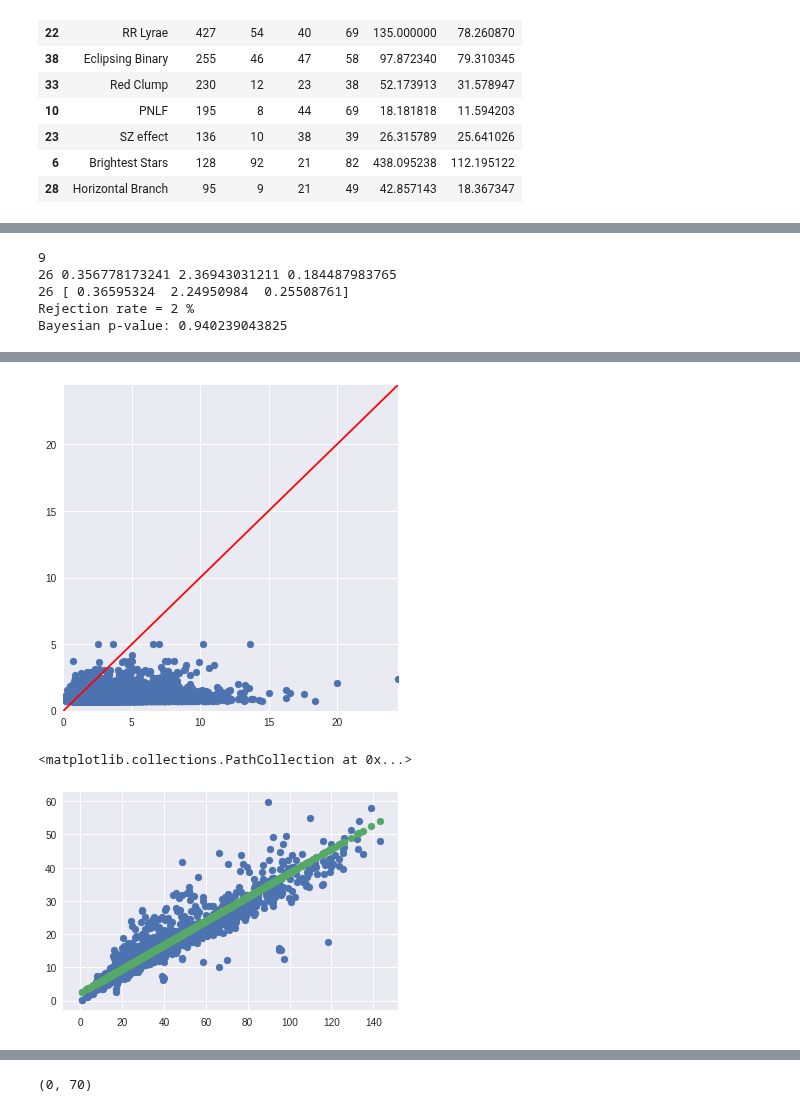
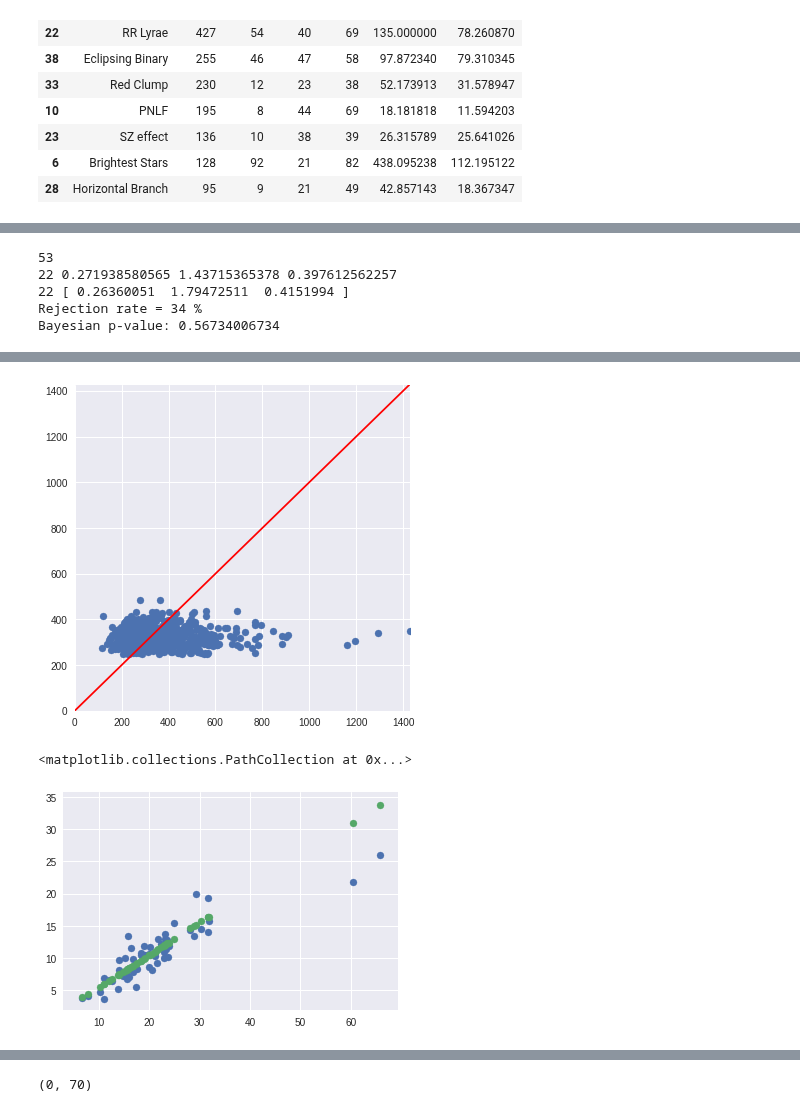
Before and after one commit to saint-germain/anisotropias, a Jupyter notebook: correctdiscrepancy.ipynb, the cells around one changed output, grey strips where cells are left out. Drawn from its saved outputs; the diff is of its cells as text; code cells hidden in the pictures.

```diff
--- a/correctdiscrepancy.ipynb
+++ b/correctdiscrepancy.ipynb
@@ -764,3 +342,26 @@ def discrep2(samples,x,y,yerr):
         plt.xlim(0,dmax)
         plt.ylim(0,dmax)
         print("Bayesian p-value:", (disco<discs).sum()*1./len(disco))
+# %%
+i=22
+filt=np.array(em)>i
+print(filt.sum())
+x=np.array(dboot)[filt]
+y=np.array(bootp50)[filt]
+nll = lambda *args: -lnlike3(*args)## AQUI
+result = op.minimize(nll, [1.]*3, args=(x, y)) ## AQUI
+m_ml, b_ml,f_ml = result["x"]## AQUI
+print(i,m_ml,b_ml,f_ml)## AQUI
+#    if b_ml > 0:
+ndim, nwalkers = len(result["x"]), 100
+pos = [result["x"] + 1e-4*np.random.randn(ndim) for i in range(nwalkers)]
+sampler = emcee.EnsembleSampler(nwalkers, ndim, lnprob3, args=(x, y,yerr)) ## AQUI
+# 2. Let the walkers walk 1000 steps (10000 will do the trick as well)
+sampler.run_mcmc(pos, 1000);
+# Here we remove the burn-in steps, which we estimate to be around 100.
+# This can be estimated by calculating the autocorrelation time (see below)
+samples = sampler.chain[:, 100:, :].reshape((-1, ndim))
+sth=samples.mean(axis=0)
+fig = corner.corner(samples, labels=["$m$", "$b$","$f$"],truths=sth, quantiles=[0.16, 0.5, 0.84], show_titles=True,title_fmt='.4f')
+print(i,sth)
+discrep3(samples,x,y)
@@ -767,35 +434,30 @@ def discrep2(samples,x,y,yerr):
 # %%
-i=26
+i=22
 filt=np.array(em)>i
 print(filt.sum())
 x=np.array(dboot)[filt]
 y=np.array(bootp50)[filt]
-yerr=np.array(bootsig)[filt]
-#    y=y**2
-#    yerr=yerr**2
-nll = lambda *args: -lnlike2(*args)## AQUI
-result = op.minimize(nll, [1.]*3, args=(x, y,yerr)) ## AQUI
+y=y**2
+nll = lambda *args: -lnlike3(*args)## AQUI
+result = op.minimize(nll, [1.]*3, args=(x, y)) ## AQUI
 m_ml, b_ml,f_ml = result["x"]## AQUI
 print(i,m_ml,b_ml,f_ml)## AQUI
 #    if b_ml > 0:
 ndim, nwalkers = len(result["x"]), 100
 pos = [result["x"] + 1e-4*np.random.randn(ndim) for i in range(nwalkers)]
-sampler = emcee.EnsembleSampler(nwalkers, ndim, lnprob2, args=(x, y,yerr)) ## AQUI
+sampler = emcee.EnsembleSampler(nwalkers, ndim, lnprob3, args=(x, y,yerr)) ## AQUI
 # 2. Let the walkers walk 1000 steps (10000 will do the trick as well)
 sampler.run_mcmc(pos, 1000);
 # Here we remove the burn-in steps, which we estimate to be around 100.
 # This can be estimated by calculating the autocorrelation time (see below)
 samples = sampler.chain[:, 100:, :].reshape((-1, ndim))
-bdist=np.hstack((bdist,samples[:,1]))
-mdist=np.hstack((mdist,samples[:,0]))
 sth=samples.mean(axis=0)
 fig = corner.corner(samples, labels=["$m$", "$b$","$f$"],truths=sth, quantiles=[0.16, 0.5, 0.84], show_titles=True,title_fmt='.4f')
 print(i,sth)
-coun+=1
-discrep1(samples,x,y,yerr)
+discrep4(samples,x,y)
 # %% [output]
-9
-26 0.356778173241 2.36943031211 0.184487983765
-26 [ 0.36595324  2.24950984  0.25508761]
-Rejection rate = 2 %
-Bayesian p-value: 0.940239043825
+53
+22 0.271938580565 1.43715365378 0.397612562257
+22 [ 0.26360051  1.79472511  0.4151994 ]
+Rejection rate = 34 %
+Bayesian p-value: 0.56734006734
@@ -803,7 +465,7 @@ Bayesian p-value: 0.940239043825
-[figure, old version]
+[figure, new version]
 # %%
-plt.scatter(x,y)
-plt.scatter(x,sth[0]*x+sth[1])
+plt.scatter(x,np.sqrt(y))
+plt.scatter(x,np.sqrt(sth[0]*x**2+sth[1]**2))
 # %% [output]
 <matplotlib.collections.PathCollection at 0x...>
-[figure, old version]
+[figure, new version]
```
Also changed, not shown: parts of 35 cells of this notebook.
